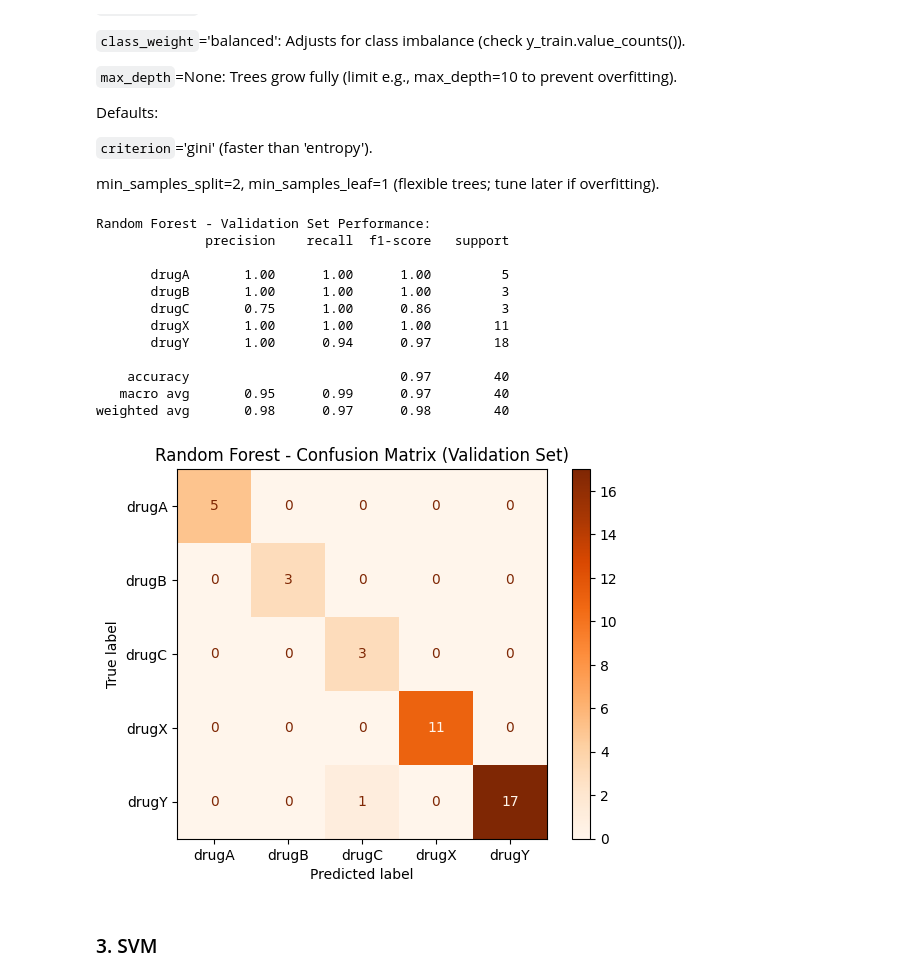
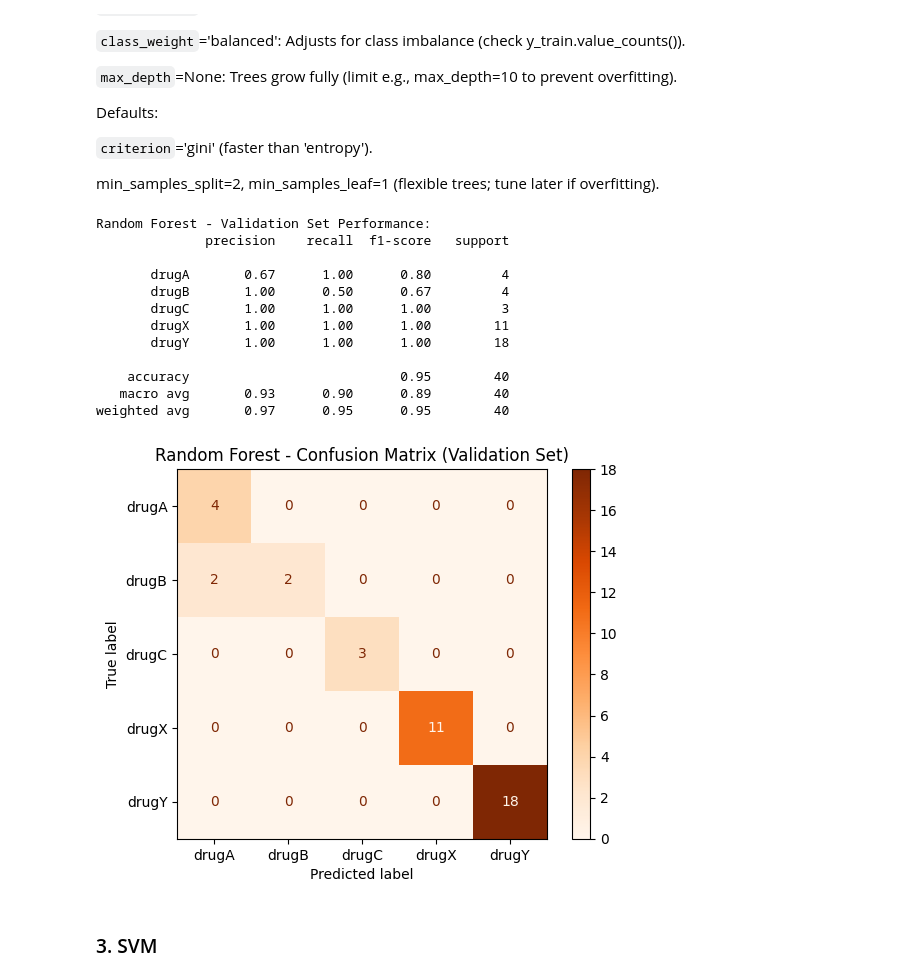
Before and after one commit to saadkhan710/Drug_Classification, a Jupyter notebook: Drug_ML.ipynb, the cells around one changed output. Drawn from its saved outputs; the diff is of its cells as text; code cells hidden in the pictures.

```diff
--- a/Drug_ML.ipynb
+++ b/Drug_ML.ipynb
@@ -631,44 +631,44 @@ import matplotlib.pyplot as plt
 rf = RandomForestClassifier(
     n_estimators=100,        # Default=100; good for starting (more = better but slower)
     criterion='gini',        # Default ('gini' or 'entropy' for information gain)
     max_depth=None,          # Default=None (nodes expand until pure or min_samples_split)
     min_samples_split=2,     # Default=2 (smallest possible for max flexibility)
     min_samples_leaf=1,      # Default=1 (smallest possible)
     class_weight='balanced', # Adjusts for class imbalance (critical if imbalance exists)
     random_state=42,         # Reproducibility
 )
 
 
 rf.fit(X_train_prepared, y_train)
 
 # Predict on validation set
-y_test_pred = rf.predict(X_test_prepared)
+y_val_pred = rf.predict(X_val_prepared)
 
 # Evaluate
 print("Random Forest - Validation Set Performance:")
-print(classification_report(y_test, y_test_pred))
+print(classification_report(y_val, y_val_pred))
 
 
 # Confusion Matrix
-cm = confusion_matrix(y_test, y_test_pred)
+cm = confusion_matrix(y_val, y_val_pred)
 disp = ConfusionMatrixDisplay(confusion_matrix=cm, display_labels=rf.classes_)
 disp.plot(cmap='Oranges')
 plt.title("Random Forest - Confusion Matrix (Validation Set)")
 plt.show()
 # %% [output]
 Random Forest - Validation Set Performance:
               precision    recall  f1-score   support
 
-       drugA       1.00      1.00      1.00         5
-       drugB       1.00      1.00      1.00         3
-       drugC       0.75      1.00      0.86         3
+       drugA       0.67      1.00      0.80         4
+       drugB       1.00      0.50      0.67         4
+       drugC       1.00      1.00      1.00         3
        drugX       1.00      1.00      1.00        11
-       drugY       1.00      0.94      0.97        18
+       drugY       1.00      1.00      1.00        18
 
-    accuracy                           0.97        40
-   macro avg       0.95      0.99      0.97        40
-weighted avg       0.98      0.97      0.98        40
+    accuracy                           0.95        40
+   macro avg       0.93      0.90      0.89        40
+weighted avg       0.97      0.95      0.95        40
-[figure, old version]
+[figure, new version]
 # %% [markdown]
 ### 3. SVM
 # %%
```
Also changed, not shown: parts of 8 cells of this notebook.
